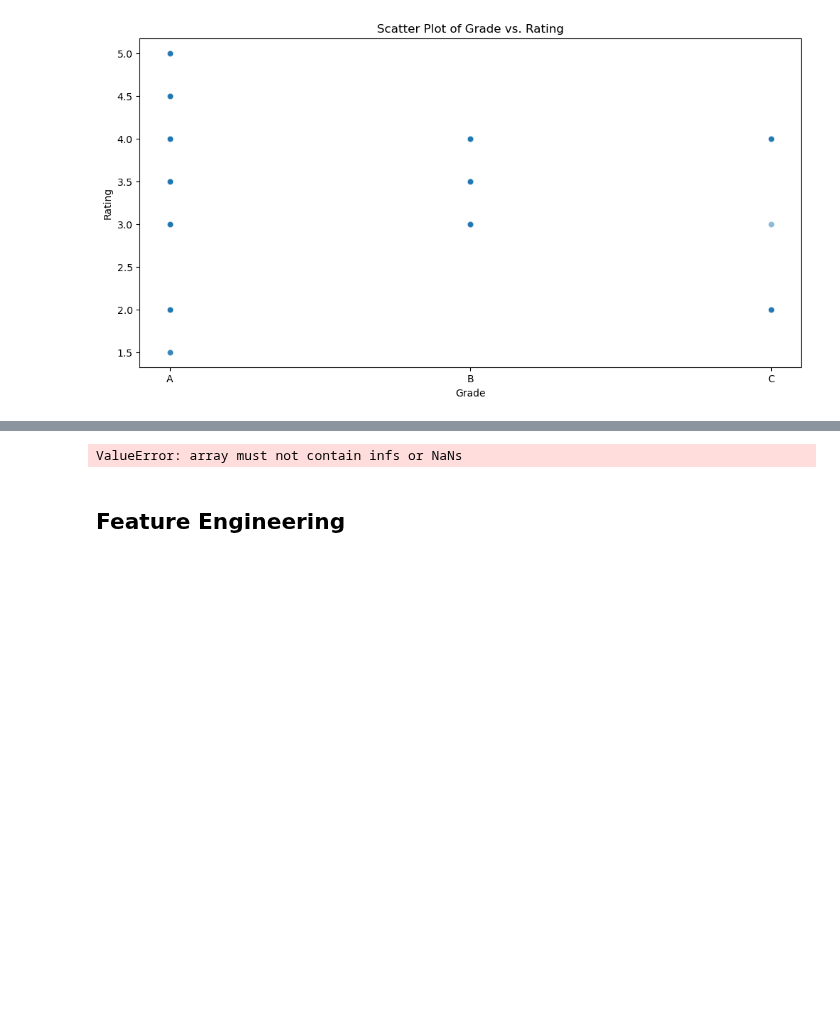
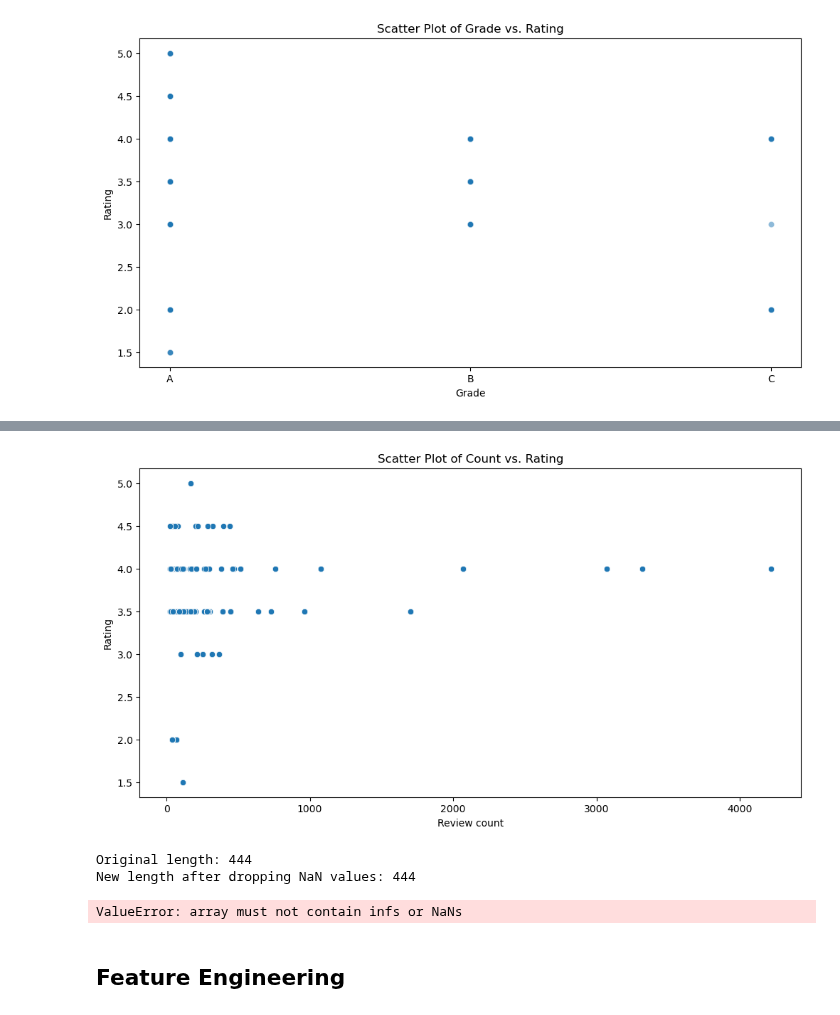
Before and after one commit to JoeBwonKenobi/NYCRestarauntInspections, a Jupyter notebook: Hypothesis Testing.ipynb, the cells around one changed output, grey strips where cells are left out. Saved outputs shown, nothing was run; the diff lists cells and outputs as text; code cells hidden in the pictures; blank space fills up the shorter version.

```diff
--- a/Hypothesis Testing.ipynb
+++ b/Hypothesis Testing.ipynb
@@ -269,9 +338,26 @@ plt.show()
+# %%
+plt.figure(figsize=(12, 6))
+sns.scatterplot(x='review_count', y='rating', data=merged_df)
+plt.title('Scatter Plot of Count vs. Rating')
+plt.xlabel('Review count')
+plt.ylabel('Rating')
+plt.show()
+# %% [output]
+[figure, added]
 # %%
 # Drop rows with NaN values if needed
-merged_df = merged_df.dropna(subset=['GRADE'])
+original_length = len(merged_df)
+merged_df = merged_df.dropna(subset=['GRADE', 'rating'])
+new_length = len(merged_df)
 
-# Converting the Grade to numeric type
+print(f'Original length: {original_length}')
+print(f'New length after dropping NaN values: {new_length}')
+
+# Convert 'GRADE' column to numeric
 merged_df['GRADE'] = pd.to_numeric(merged_df['GRADE'], errors='coerce')
+
+# Convert 'rating' column to numeric
+merged_df['rating'] = pd.to_numeric(merged_df['rating'], errors='coerce')
 
 # Drop rows with infinite and NaN values in the 'rating' column
 merged_df = merged_df.replace([np.inf, -np.inf], np.nan).dropna(subset=['rating'])
@@ -293,7 +379,9 @@ else:
     else:
         print('There is no significant correlation.')
 # %% [output]
-ValueError: array must not contain infs or NaNs
+Original length: 444
+New length after dropping NaN values: 444
+ValueError: array must not contain infs or NaNs
 # %% [markdown]
 ## **Feature Engineering**
 # %% [markdown]
```
Also changed, not shown: parts of 3 cells of this notebook.
